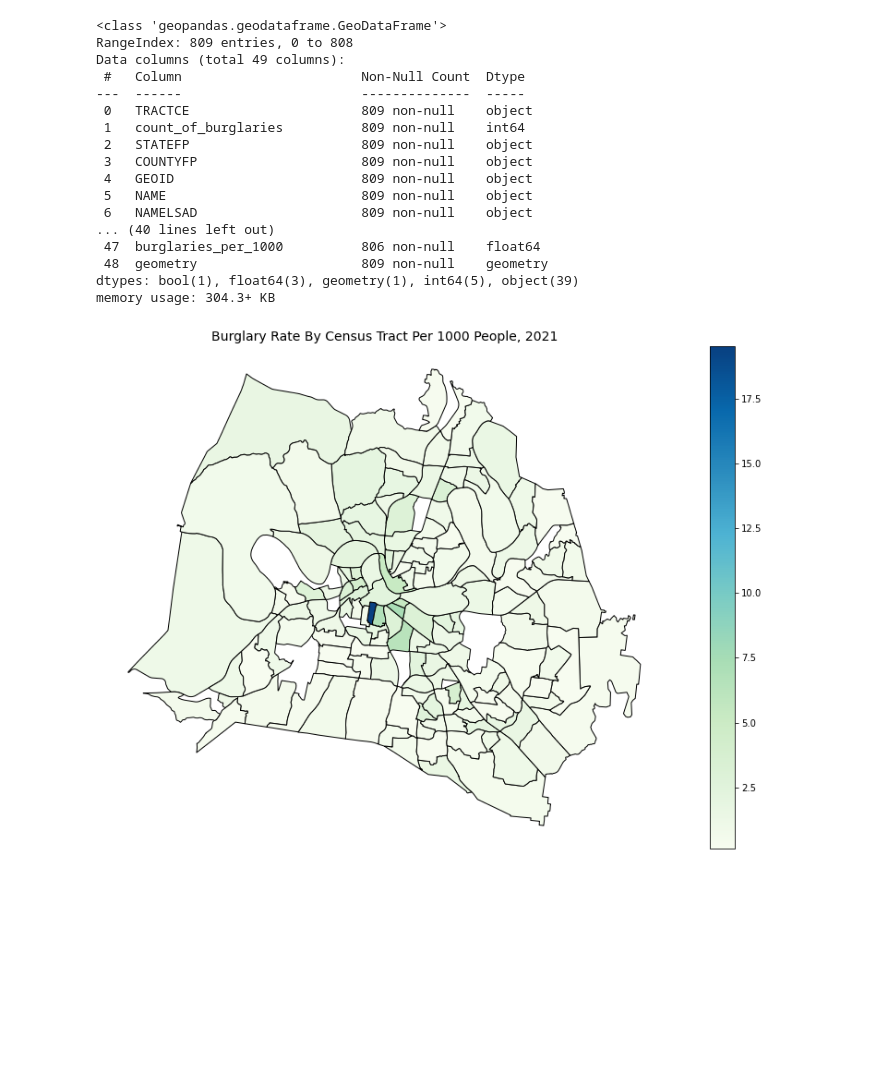
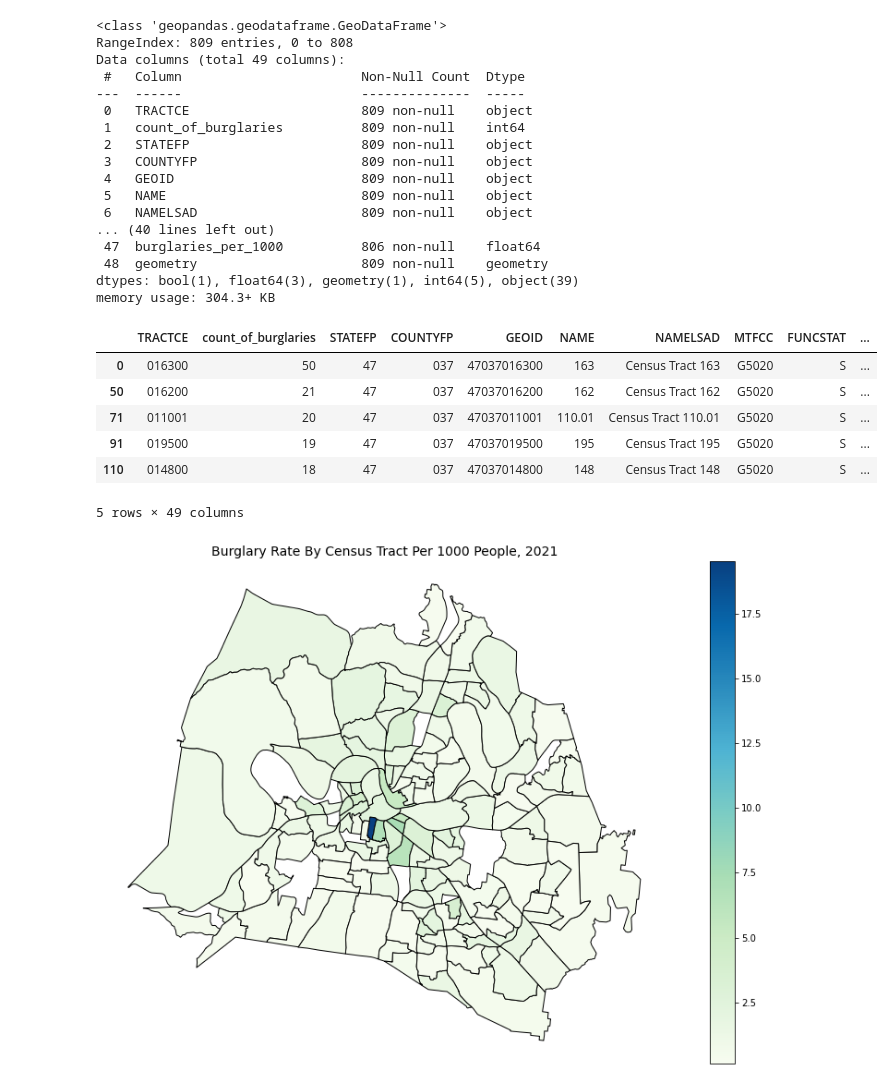
Before and after one commit to nss-data-science-cohort-5/geospatial_api-orange-oscelots, a Jupyter notebook: notebooks/chris_mulvey_chloropleth.ipynb, the cells around one changed output. Drawn from its saved outputs; the diff is of its cells as text; code cells hidden in the pictures; blank space fills up the shorter version.

```diff
--- a/notebooks/chris_mulvey_chloropleth.ipynb
+++ b/notebooks/chris_mulvey_chloropleth.ipynb
@@ -28,7 +28,17 @@ Data columns (total 49 columns):
 dtypes: bool(1), float64(3), geometry(1), int64(5), object(39)
 memory usage: 304.3+ KB
 # %%
-burglaries = burglaries.drop_duplicates(subset = 'TRACTCE')
+burglaries = burglaries.drop_duplicates(subset = 'TRACTCE').astype({'median_income': 'int64'})
+# %%
+burglaries.head()
+# %% [output]
+|  | TRACTCE | count_of_burglaries | STATEFP | COUNTYFP | GEOID | NAME | NAMELSAD | MTFCC | FUNCSTAT | ... |
+| 0 | 016300 | 50 | 47 | 037 | 47037016300 | 163 | Census Tract 163 | G5020 | S | ... |
+| 50 | 016200 | 21 | 47 | 037 | 47037016200 | 162 | Census Tract 162 | G5020 | S | ... |
+| 71 | 011001 | 20 | 47 | 037 | 47037011001 | 110.01 | Census Tract 110.01 | G5020 | S | ... |
+| 91 | 019500 | 19 | 47 | 037 | 47037019500 | 195 | Census Tract 195 | G5020 | S | ... |
+| 110 | 014800 | 18 | 47 | 037 | 47037014800 | 148 | Census Tract 148 | G5020 | S | ... |
+5 rows × 49 columns
 # %%
 fig, ax = plt.subplots(figsize=(17,10))
 burglaries.plot(column = 'burglaries_per_1000',
```
Also changed, not shown: parts of 5 cells of this notebook, 1 other file.
